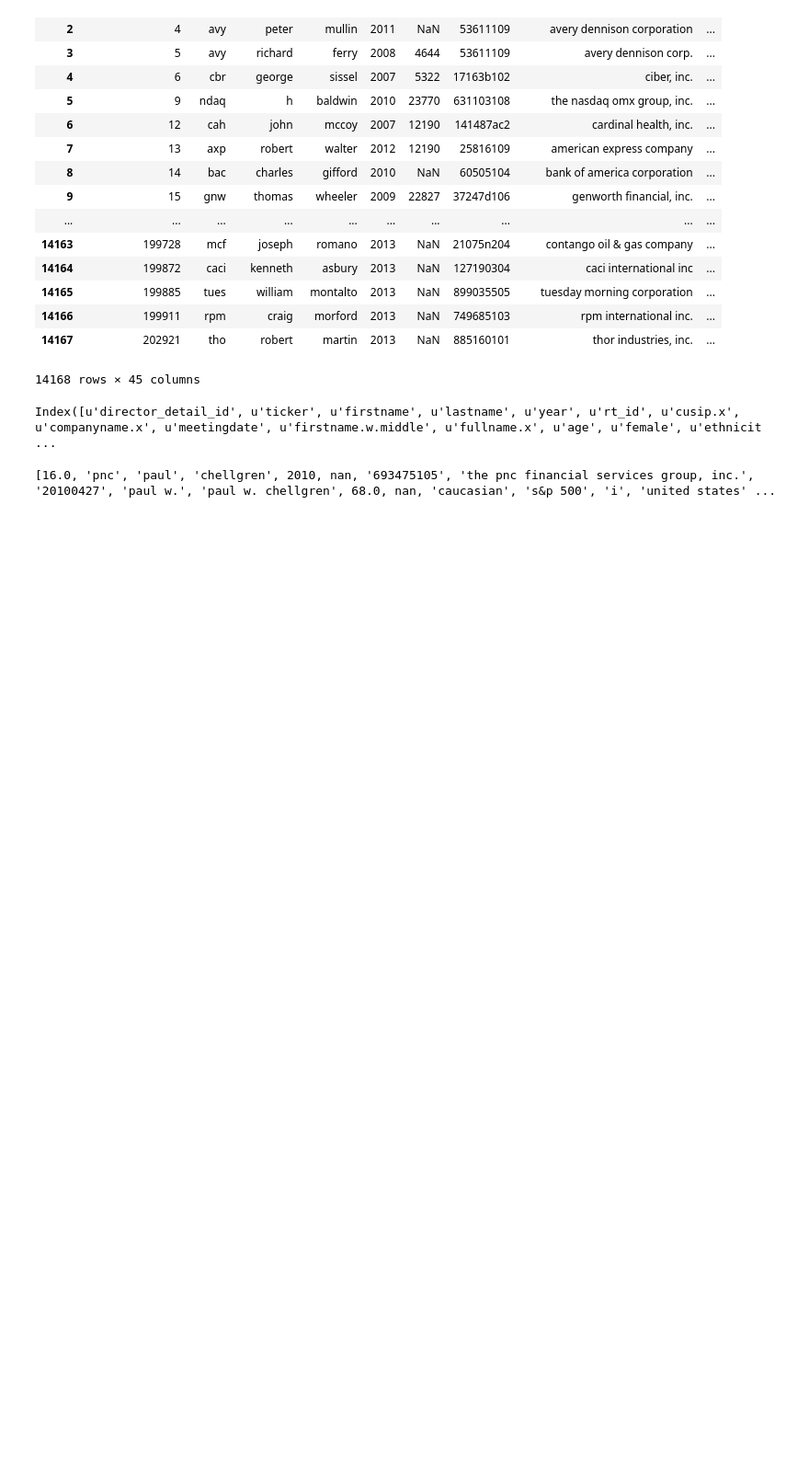
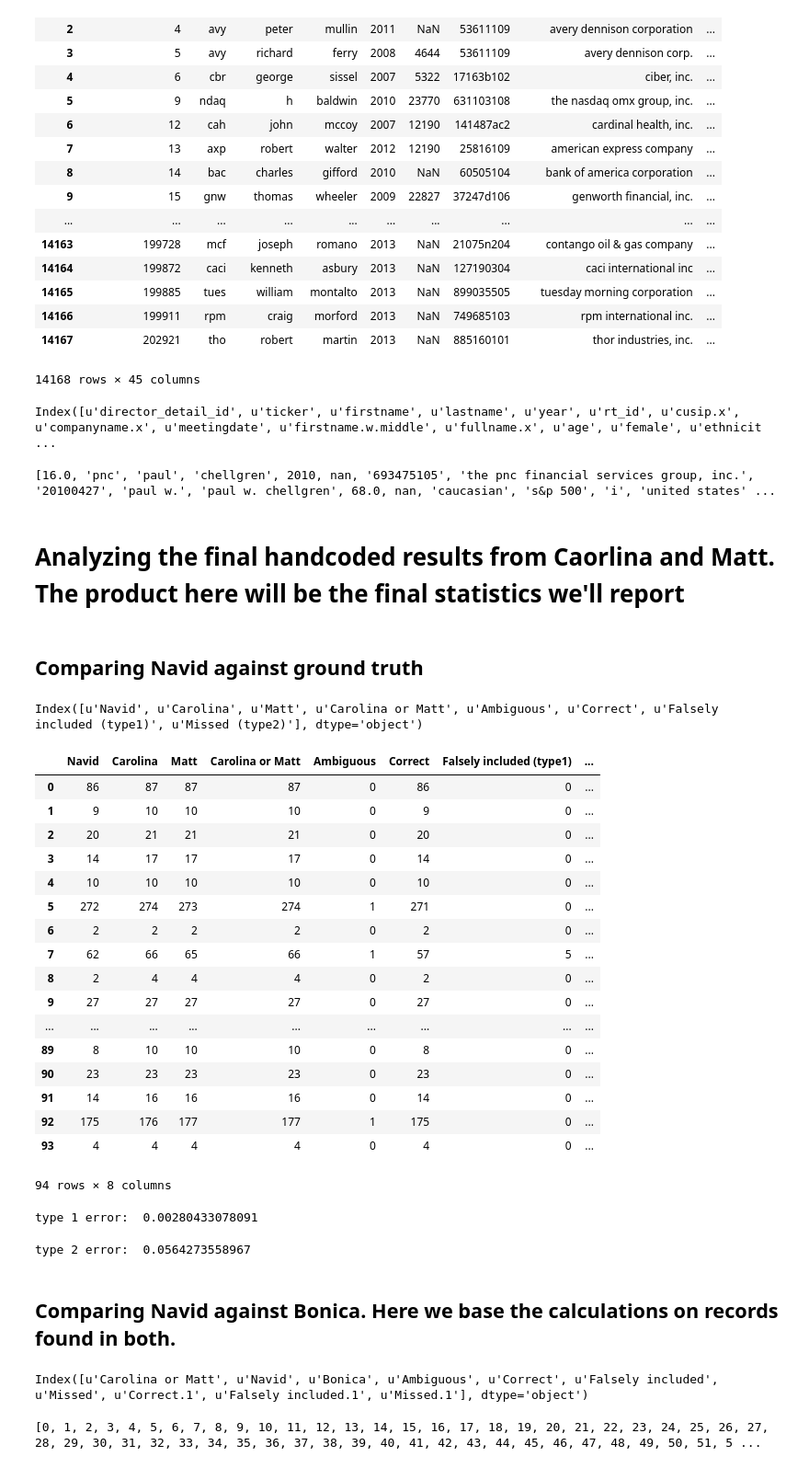
Before and after one commit to naviddianati/FEC, a Jupyter notebook: src/notebooks/Evaluation.ipynb, the cells around one changed output. Shown at 92% size. Drawn from its saved outputs; the diff is of its cells as text; code cells hidden in the pictures; blank space fills up the shorter version.

```diff
--- a/src/notebooks/Evaluation.ipynb
+++ b/src/notebooks/Evaluation.ipynb
@@ -206,3 +206,5 @@ print x.tolist()
 [16.0, 'pnc', 'paul', 'chellgren', 2010, nan, '693475105', 'the pnc financial services group, inc.', '20100427', 'paul w.', 'paul w. chellgren', 68.0, nan, 'caucasian', 's&p 500', 'i', 'united states' ...
 # %%
 open('navidnavid.txt','w').close()
+# %% [markdown]
+# Analyzing the final handcoded results from Caorlina and Matt. The product here will be the final statistics we'll report
@@ -208,0 +215,54 @@ open('navidnavid.txt','w').close()
+# %% [markdown]
+## Comparing Navid against ground truth
+# %%
+filename = '/nfs/home/navid/data/FEC/Bonica/all-scores-navid-ground.csv'
+data = pd.read_csv(filename, skiprows=2, dtype = np.float64)
+print data.columns
+# %% [output]
+Index([u'Navid', u'Carolina', u'Matt', u'Carolina or Matt', u'Ambiguous', u'Correct', u'Falsely included (type1)', u'Missed (type2)'], dtype='object')
+# %%
+data
+# %% [output]
+|  | Navid | Carolina | Matt | Carolina or Matt | Ambiguous | Correct | Falsely included (type1) | ... |
+| 0 | 86 | 87 | 87 | 87 | 0 | 86 | 0 | ... |
+| 1 | 9 | 10 | 10 | 10 | 0 | 9 | 0 | ... |
+| 2 | 20 | 21 | 21 | 21 | 0 | 20 | 0 | ... |
+| 3 | 14 | 17 | 17 | 17 | 0 | 14 | 0 | ... |
+| 4 | 10 | 10 | 10 | 10 | 0 | 10 | 0 | ... |
+| 5 | 272 | 274 | 273 | 274 | 1 | 271 | 0 | ... |
+| 6 | 2 | 2 | 2 | 2 | 0 | 2 | 0 | ... |
+| 7 | 62 | 66 | 65 | 66 | 1 | 57 | 5 | ... |
+| 8 | 2 | 4 | 4 | 4 | 0 | 2 | 0 | ... |
+| 9 | 27 | 27 | 27 | 27 | 0 | 27 | 0 | ... |
+| ... | ... | ... | ... | ... | ... | ... | ... | ... |
+| 89 | 8 | 10 | 10 | 10 | 0 | 8 | 0 | ... |
+| 90 | 23 | 23 | 23 | 23 | 0 | 23 | 0 | ... |
+| 91 | 14 | 16 | 16 | 16 | 0 | 14 | 0 | ... |
+| 92 | 175 | 176 | 177 | 177 | 1 | 175 | 0 | ... |
+| 93 | 4 | 4 | 4 | 4 | 0 | 4 | 0 | ... |
+94 rows × 8 columns
+# %%
+# t1 = (data['Falsely included (type1)'] / data['Carolina or Matt'] ).mean()
+t1 = (data['Falsely included (type1)'] / data['Matt'] ).mean()
+print "type 1 error: ", t1
+# %% [output]
+type 1 error:  0.00280433078091
+# %%
+t2 = (data['Missed (type2)'] / data['Carolina or Matt'] ).mean()
+print "type 2 error: ", t2
+# %% [output]
+type 2 error:  0.0564273558967
+# %% [markdown]
+## Comparing Navid against Bonica. Here we base the calculations on records found in both.
+# %%
+filename = '/nfs/home/navid/data/FEC/Bonica/all-scores-navid-bonica.csv'
+data = pd.read_csv(filename, skiprows=2, dtype = np.float64)
+print data.columns
+# %% [output]
+Index([u'Carolina or Matt', u'Navid', u'Bonica', u'Ambiguous', u'Correct', u'Falsely included', u'Missed', u'Correct.1', u'Falsely included.1', u'Missed.1'], dtype='object')
+# %%
+list_indexes = range(94)
+list_indexes.remove(83)
+print list_indexes
+# %% [output]
+[0, 1, 2, 3, 4, 5, 6, 7, 8, 9, 10, 11, 12, 13, 14, 15, 16, 17, 18, 19, 20, 21, 22, 23, 24, 25, 26, 27, 28, 29, 30, 31, 32, 33, 34, 35, 36, 37, 38, 39, 40, 41, 42, 43, 44, 45, 46, 47, 48, 49, 50, 51, 5 ...
```
Also changed, not shown: parts of 9 cells of this notebook, 36 other files.
